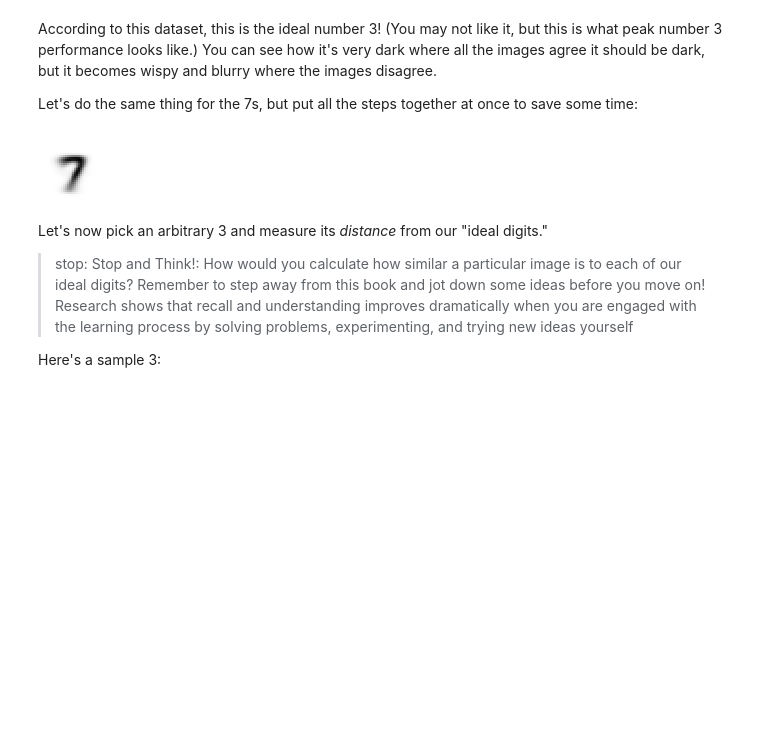
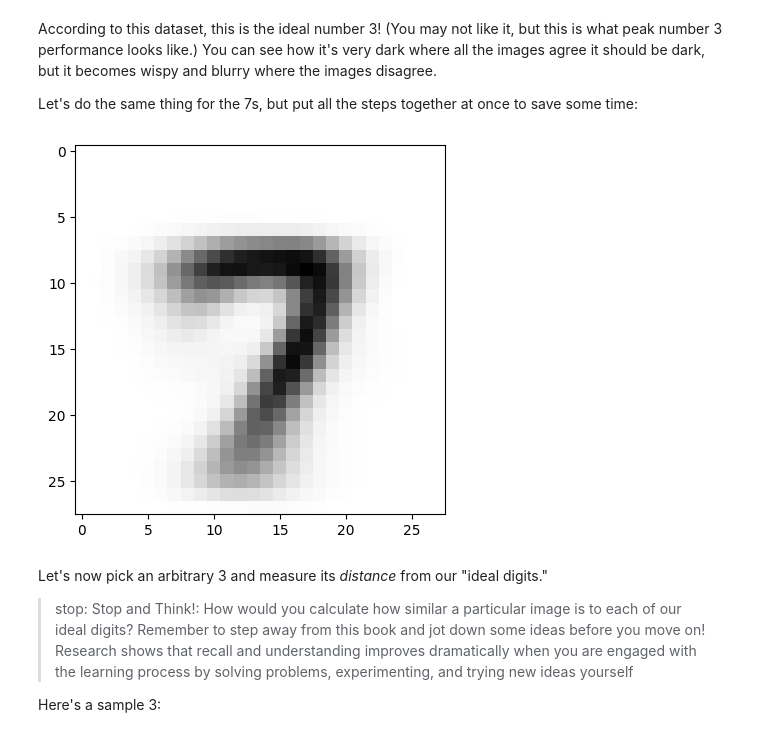
Before and after one commit to gguman/fastbook, a Jupyter notebook: 04_mnist_basics.ipynb, the cells around one changed output. Saved outputs shown, nothing was run; the diff lists cells and outputs as text; code cells hidden in the pictures; blank space fills up the shorter version.

```diff
--- a/04_mnist_basics.ipynb
+++ b/04_mnist_basics.ipynb
@@ -160,8 +161,8 @@ Let's create a tensor containing all of our 3s stacked together. We already know
 
 We will use Jupyter to do some little checks of our work along the way—in this case, making sure that the number of returned items seems reasonable:
 # %%
-seven_tensors = [tensor(Image.open(o)) for o in sevens]
-three_tensors = [tensor(Image.open(o)) for o in threes]
+seven_tensors = [torch.as_tensor(np.array(PIL.Image.open(o))) for o in sevens]
+three_tensors = [torch.as_tensor(np.array(PIL.Image.open(o))) for o in threes]
 len(three_tensors),len(seven_tensors)
 # %% [output]
 (6131, 6265)
@@ -218,9 +228,9 @@ According to this dataset, this is the ideal number 3! (You may not like it, but
 Let's do the same thing for the 7s, but put all the steps together at once to save some time:
 # %%
 mean7 = stacked_sevens.mean(0)
-show_image(mean7);
+plt.imshow(mean7);
 # %% [output]
-[figure, old version]
+[figure, new version]
 # %% [markdown]
 Let's now pick an arbitrary 3 and measure its *distance* from our "ideal digits."
 
```
Also changed, not shown: parts of 20 cells of this notebook.
